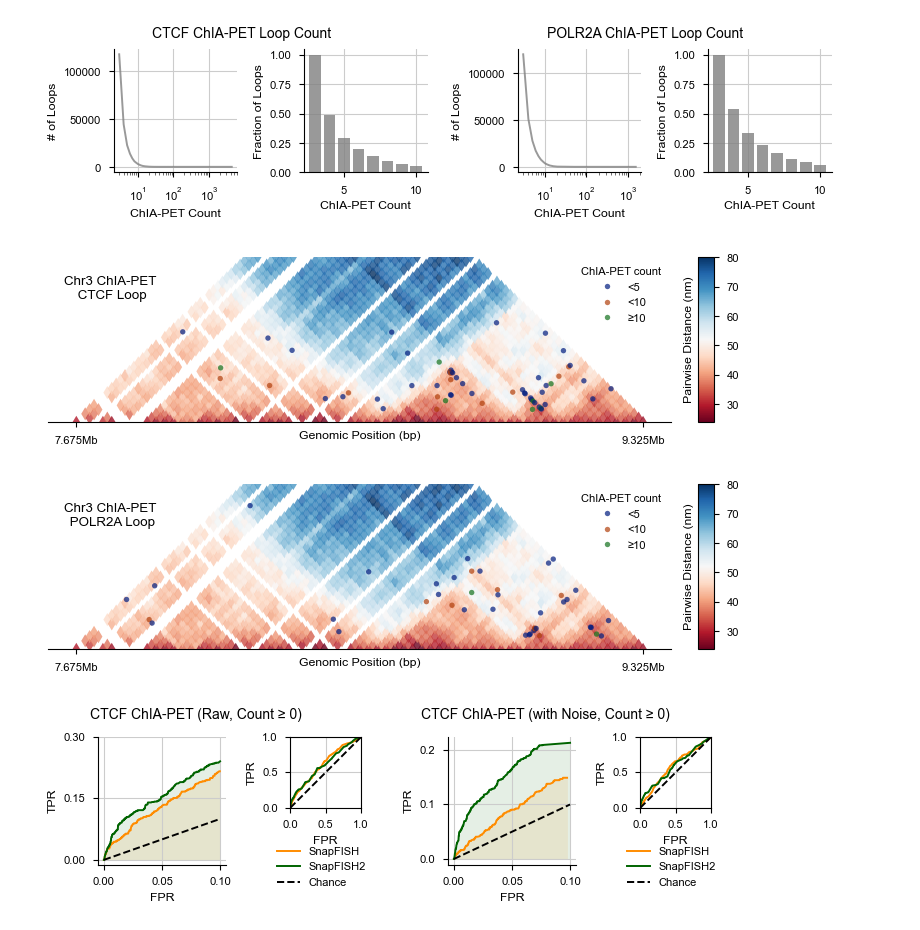
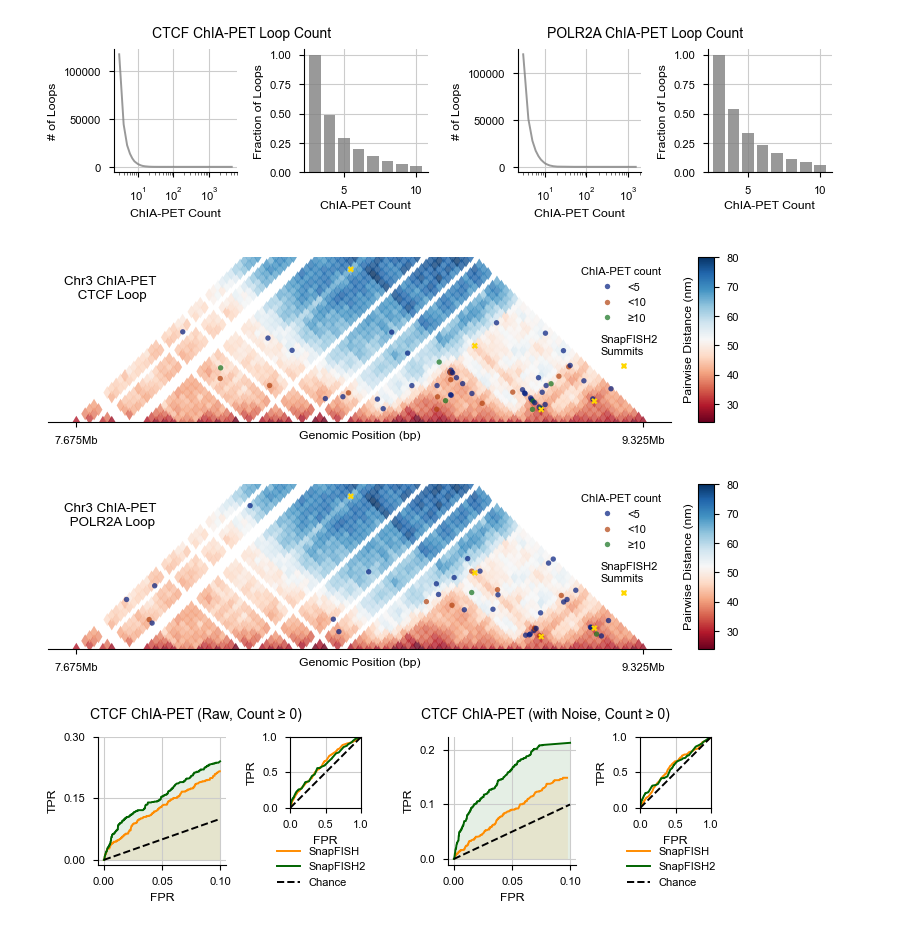
Before and after one commit to hyuyu104/ArcFISH, a Jupyter notebook: figures/1loop_benchmark.ipynb, the cells around one changed output. Saved outputs shown, nothing was run; the diff lists cells and outputs as text; code cells hidden in the pictures.

```diff
--- a/figures/1loop_benchmark.ipynb
+++ b/figures/1loop_benchmark.ipynb
@@ -278,25 +275,39 @@ for target in pet_paths:
 # %%
 from utils.utils import chiapet_sub_df
 chr_id, cut_lo, cut_hi = "chr3", 1e5, 1e6
 adata = loader.create_adata(chr_id)
 sub_df = chiapet_sub_df(chr_id, adata.var, ctcf_path, cut_lo, cut_hi)
 med_dist = sf.pp.median_pdist(adata, inplace=False)
 
 fig = plt.figure(figsize=(7, 2))
 ax, cbar = sf.pl.triangle_heatmap(med_dist, adata.var, cut_hi=cut_hi, fig=fig)[1:]
 cbar.set_label("Pairwise Distance (nm)", labelpad=-40)
 df = sf.pl.rotate_df(sub_df)
 df["cls"] = pd.cut(df["count"], bins=[0, 5, 10, 1e8],
                    labels=["<5", "<10", "≥10"])
 sns.scatterplot(df, x="x_rot", y="y_rot", marker="o", hue="cls", ax=ax,
                 palette="dark", linewidth=0, s=15, alpha=0.7)
+
+sub_df = res_sf2[res_sf2["c1"]==chr_id]
+sub_df = sub_df[sub_df["final"]]
+df = sf.pl.rotate_df(pd.DataFrame({
+    "x": sub_df[["s1", "e1"]].mean(axis=1),
+    "y": sub_df[["s2", "e2"]].mean(axis=1)
+}))
+df["h"] = " "
+sns.scatterplot(df, x="x_rot", y="y_rot", hue="h", marker="X", ax=ax,
+                palette={" ": "gold"}, linewidth=0, s=20)
+
 handles, labels = ax.get_legend_handles_labels()
-ax.legend(handles[-3:], labels[-3:], loc="upper right",
+legend = ax.legend(handles[-1:], labels[-1:], bbox_to_anchor=(.88, 0.28),
+                   title="SnapFISH2\nSummits", title_fontsize=sf.settings.fontsize*.8)
+ax.legend(handles[-4:-1], labels[-4:-1], loc="upper right",
           title="ChIA-PET count", title_fontsize=sf.settings.fontsize*.8)
+plt.gca().add_artist(legend)
 ax.set_title(f"{chr_id.title()} ChIA-PET\n CTCF Loop", y=0.7, x=0.1)
 fig.savefig(os.path.join(out_dire, "s5b_ctcf_chr3.pdf"), bbox_inches="tight")
 # %% [output]
-[figure, old version]
+[figure, new version]
 # %%
 sub_df = chiapet_sub_df(chr_id, adata.var, polr2a_path, cut_lo, cut_hi)
 
@@ -308,13 +319,27 @@ df["cls"] = pd.cut(df["count"], bins=[0, 5, 10, 1e8],
                    labels=["<5", "<10", "≥10"])
 sns.scatterplot(df, x="x_rot", y="y_rot", marker="o", hue="cls", ax=ax,
                 palette="dark", linewidth=0, s=15, alpha=0.7)
+
+sub_df = res_sf2[res_sf2["c1"]==chr_id]
+sub_df = sub_df[sub_df["final"]]
+df = sf.pl.rotate_df(pd.DataFrame({
+    "x": sub_df[["s1", "e1"]].mean(axis=1),
+    "y": sub_df[["s2", "e2"]].mean(axis=1)
+}))
+df["h"] = " "
+sns.scatterplot(df, x="x_rot", y="y_rot", hue="h", marker="X", ax=ax,
+                palette={" ": "gold"}, linewidth=0, s=20)
+
 handles, labels = ax.get_legend_handles_labels()
-ax.legend(handles[-3:], labels[-3:], loc="upper right",
+legend = ax.legend(handles[-1:], labels[-1:], bbox_to_anchor=(.88, 0.28),
+                   title="SnapFISH2\nSummits", title_fontsize=sf.settings.fontsize*.8)
+ax.legend(handles[-4:-1], labels[-4:-1], loc="upper right",
           title="ChIA-PET count", title_fontsize=sf.settings.fontsize*.8)
+plt.gca().add_artist(legend)
 ax.set_title(f"{chr_id.title()} ChIA-PET\n POLR2A Loop", y=0.7, x=0.1)
 fig.savefig(os.path.join(out_dire, "s5c_polr2a_chr3.pdf"), bbox_inches="tight")
 # %% [output]
-[figure, old version]
+[figure, new version]
 # %%
 from utils.utils import create_roc_df
 from utils.lines import roc_curve_pl
```
Also changed, not shown: parts of 22 cells of this notebook, 2 other files.
